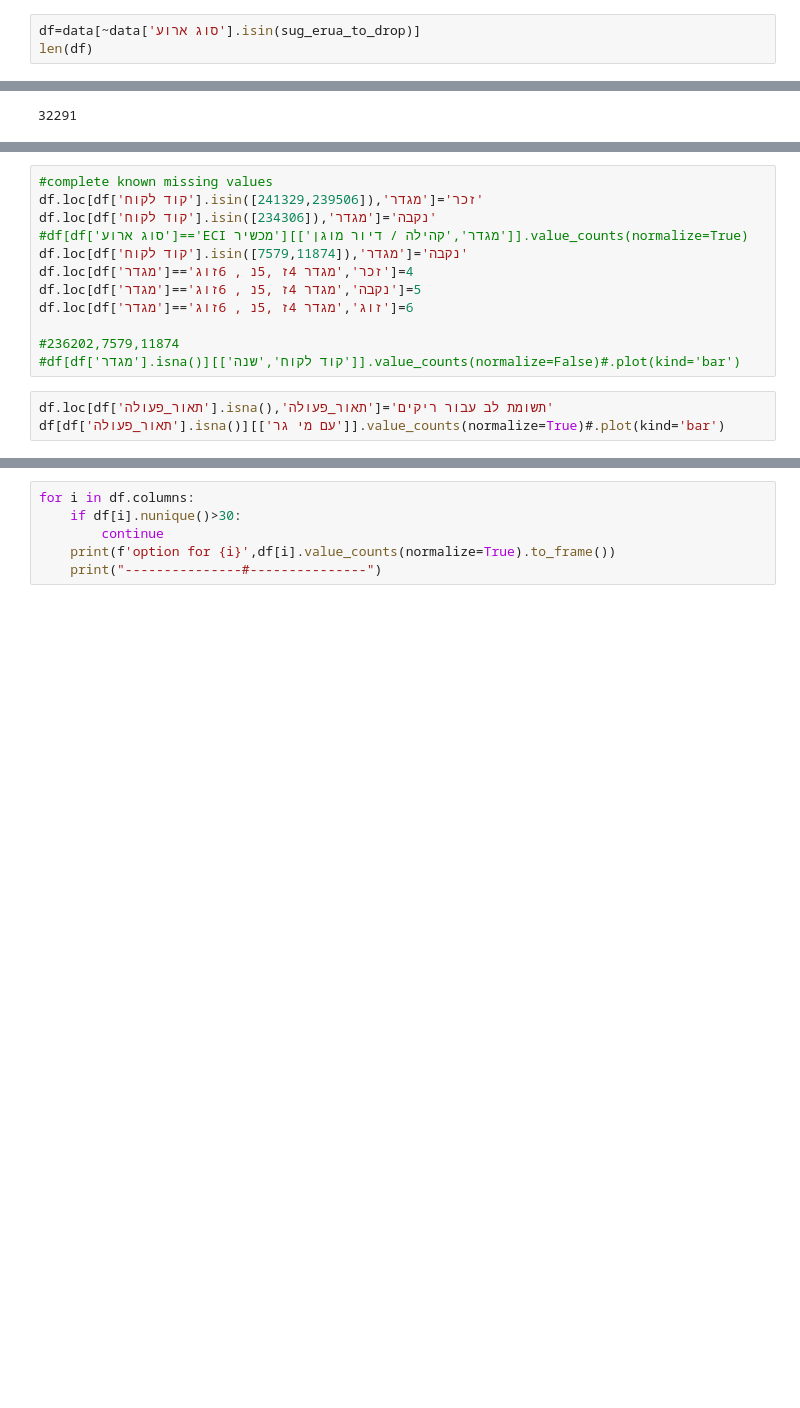
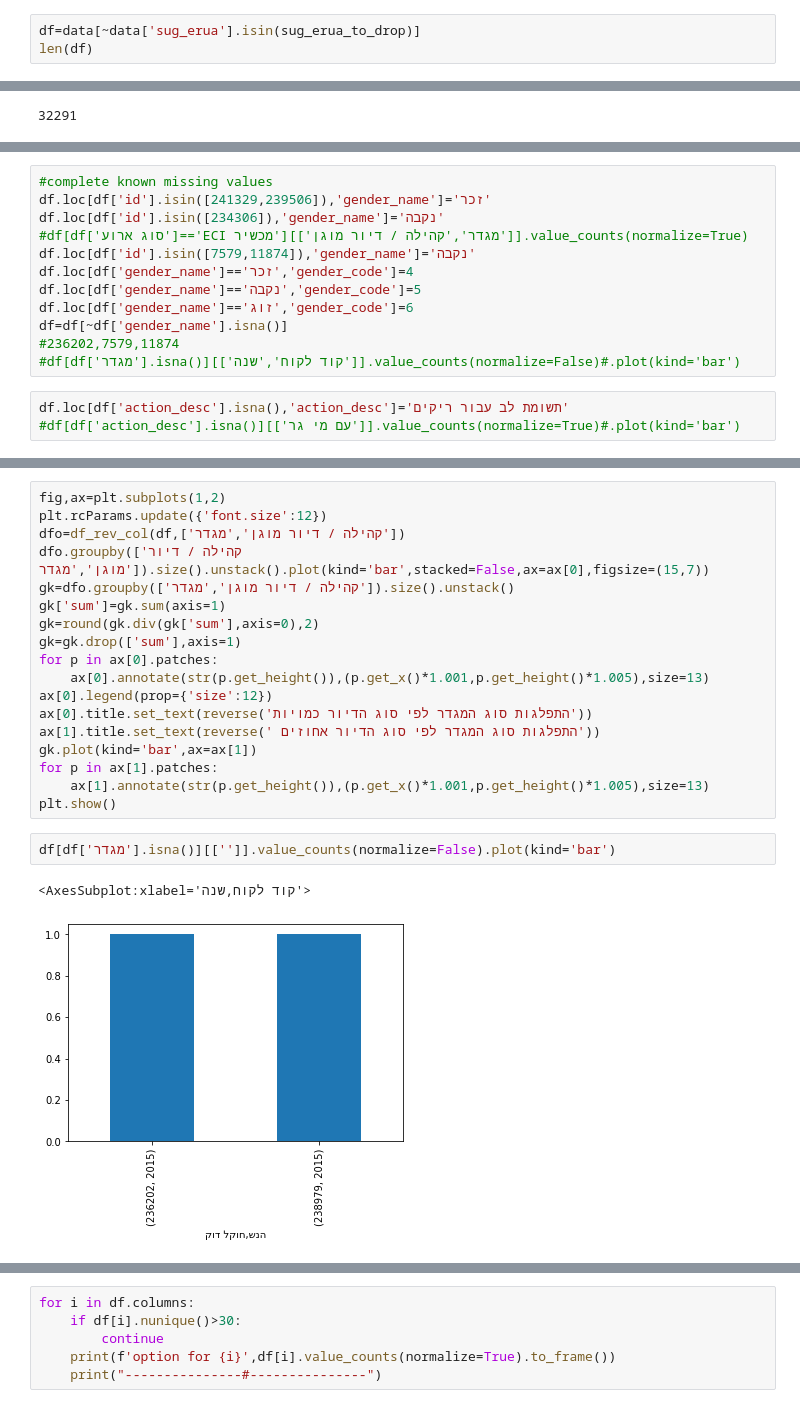
Before and after one commit to yarontal94/final_project, a Jupyter notebook: Untitled.ipynb, the cells around one changed output, grey strips where cells are left out. Saved outputs shown, nothing was run; the diff lists cells and outputs as text; blank space fills up the shorter version.

Commit message:
update with plots

```diff
--- a/Untitled.ipynb
+++ b/Untitled.ipynb
@@ -93,7 +130,7 @@ sug_erua_to_drop=['חשמל ECI',
  'נייד קרני'
 ]
 # %%
-df=data[~data['סוג ארוע'].isin(sug_erua_to_drop)]
+df=data[~data['sug_erua'].isin(sug_erua_to_drop)]
 len(df)
 # %% [output]
 34166
@@ -129,15 +174,15 @@ dtype: float64
 # %%
 #complete known missing values
-df.loc[df['קוד לקוח'].isin([241329,239506]),'מגדר']='זכר'
-df.loc[df['קוד לקוח'].isin([234306]),'מגדר']='נקבה'
+df.loc[df['id'].isin([241329,239506]),'gender_name']='זכר'
+df.loc[df['id'].isin([234306]),'gender_name']='נקבה'
 #df[df['סוג ארוע']=='ECI מכשיר'][['מגדר','קהילה / דיור מוגן']].value_counts(normalize=True)
-df.loc[df['קוד לקוח'].isin([7579,11874]),'מגדר']='נקבה'
-df.loc[df['מגדר']=='זכר','מגדר 4ז ,5נ , 6זוג']=4
-df.loc[df['מגדר']=='נקבה','מגדר 4ז ,5נ , 6זוג']=5
-df.loc[df['מגדר']=='זוג','מגדר 4ז ,5נ , 6זוג']=6
-
+df.loc[df['id'].isin([7579,11874]),'gender_name']='נקבה'
+df.loc[df['gender_name']=='זכר','gender_code']=4
+df.loc[df['gender_name']=='נקבה','gender_code']=5
+df.loc[df['gender_name']=='זוג','gender_code']=6
+df=df[~df['gender_name'].isna()]
 #236202,7579,11874
 #df[df['מגדר'].isna()][['קוד לקוח','שנה']].value_counts(normalize=False)#.plot(kind='bar')
 # %%
-df.loc[df['תאור_פעולה'].isna(),'תאור_פעולה']='תשומת לב עבור ריקים'
-df[df['תאור_פעולה'].isna()][['עם מי גר']].value_counts(normalize=True)#.plot(kind='bar')
+df.loc[df['action_desc'].isna(),'action_desc']='תשומת לב עבור ריקים'
+#df[df['action_desc'].isna()][['עם מי גר']].value_counts(normalize=True)#.plot(kind='bar')
@@ -153,0 +239,23 @@ TypeError: str() argument 2 must be str, not numpy.float64
+# %%
+fig,ax=plt.subplots(1,2)
+plt.rcParams.update({'font.size':12})
+dfo=df_rev_col(df,['קהילה / דיור מוגן','מגדר'])
+dfo.groupby(['קהילה / דיור מוגן','מגדר']).size().unstack().plot(kind='bar',stacked=False,ax=ax[0],figsize=(15,7))
+gk=dfo.groupby(['קהילה / דיור מוגן','מגדר']).size().unstack()
+gk['sum']=gk.sum(axis=1)
+gk=round(gk.div(gk['sum'],axis=0),2)
+gk=gk.drop(['sum'],axis=1)
+for p in ax[0].patches:
+    ax[0].annotate(str(p.get_height()),(p.get_x()*1.001,p.get_height()*1.005),size=13)
+ax[0].legend(prop={'size':12})
+ax[0].title.set_text(reverse('התפלגות סוג המגדר לפי סוג הדיור כמויות'))
+ax[1].title.set_text(reverse(' התפלגות סוג המגדר לפי סוג הדיור אחוזים'))
+gk.plot(kind='bar',ax=ax[1])
+for p in ax[1].patches:
+    ax[1].annotate(str(p.get_height()),(p.get_x()*1.001,p.get_height()*1.005),size=13)
+plt.show()
+# %%
+df[df['מגדר'].isna()][['']].value_counts(normalize=False).plot(kind='bar')
+# %% [output]
+<AxesSubplot:xlabel='קוד לקוח,שנה'>
+[figure, added]
```
Also changed, not shown: parts of 20 cells of this notebook.
